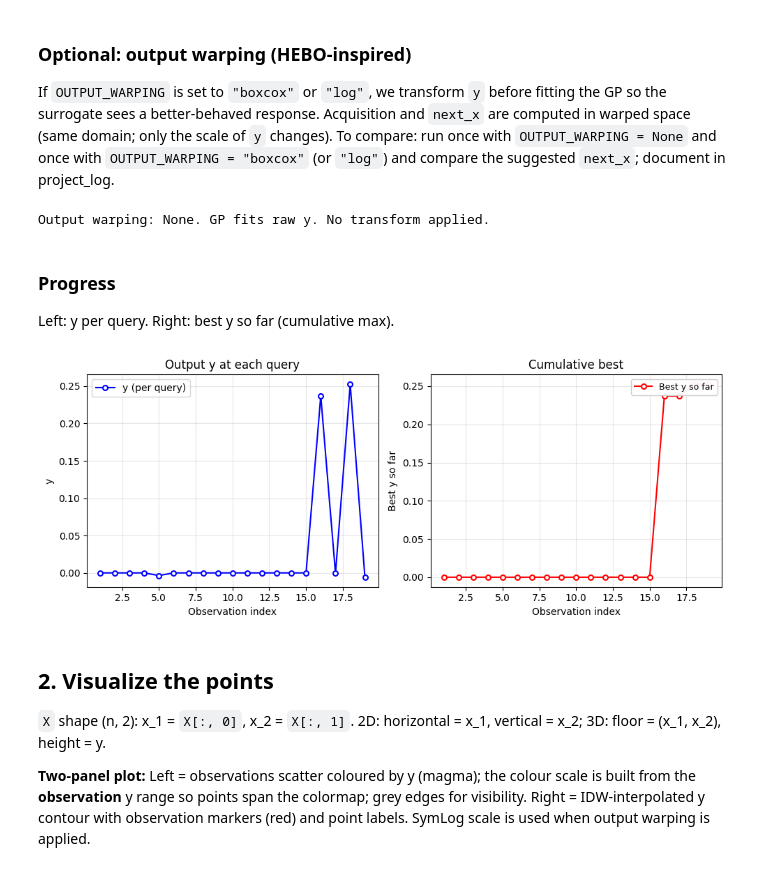
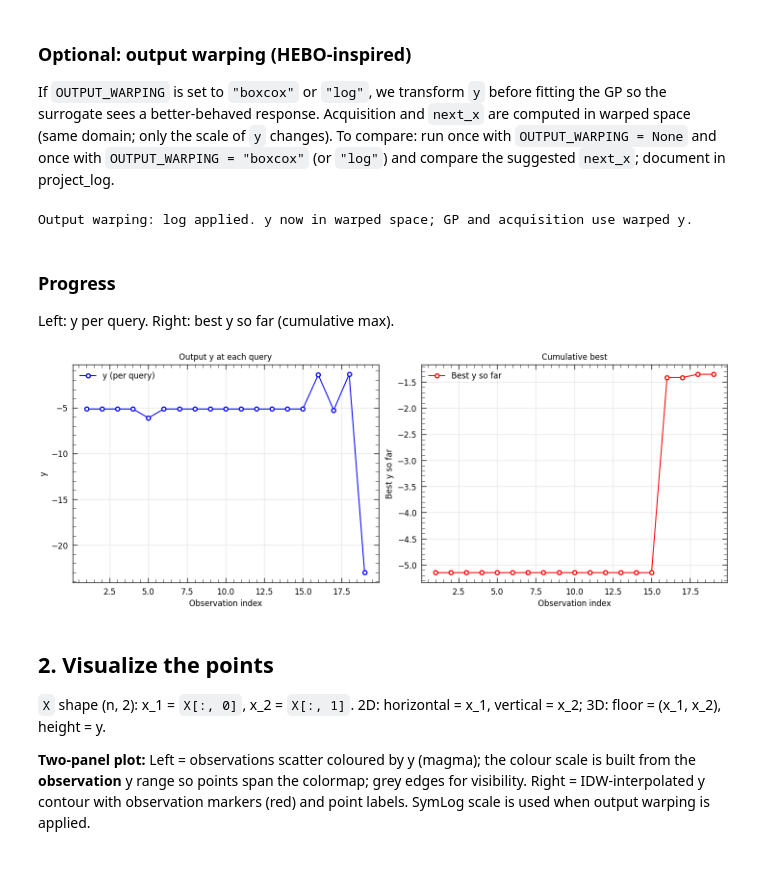
Before and after one commit to karefyllidis/SEBO, a Jupyter notebook: notebooks/function_1_Radiation-Detection.ipynb, the cells around one changed output. Saved outputs shown, nothing was run; the diff lists cells and outputs as text; code cells hidden in the pictures.

```diff
--- a/notebooks/function_1_Radiation-Detection.ipynb
+++ b/notebooks/function_1_Radiation-Detection.ipynb
@@ -27,7 +29,21 @@ from src.utils.load_challenge_data import (
 )
 from src.utils.sampling_utils import sample_candidates
 from src.utils.warping import apply_output_warping
-from src.utils.plot_utilities import prepare_surface_for_plot as _prepare_surface_for_plot
+from src.utils.plot_utilities import (
+    prepare_surface_for_plot as _prepare_surface_for_plot,
+    setup_matplotlib,
+)
+
+setup_matplotlib()
+
+# Figure sizes (inches) — consistent across this notebook (width 12 for 1×2 panels)
+F1_FIG_1X2 = (12.0, 5.0)
+F1_FIG_1X2_LINE = (12.0, 4.5)
+F1_FIG_1X3 = (16.0, 4.0)
+F1_FIG_3X1 = (8.0, 12.0)  # acquisition ensemble: 3 rows, colorbar gets fraction=0.04
+F1_FIG_3X2 = (12.0, 14.0)
+F1_FIG_1X1 = (12.0, 5.0)
+F1_FIG_3D = (10.0, 7.5)
 
 np.random.seed(42)
 # %%
@@ -108,14 +123,16 @@ MATERN_NU             = 1.5    # roughness: 0.5=exp, 1.5=C¹, 2.5=C², ∞=RBF
 WHITE_NOISE_LEVEL     = 1e-6   # noise init; raise to 0.01-0.1 if oracle is stochastic
 
 GP_KERNEL             = None   # None / "none" → LML auto-select; "RBF" | "Matern" | "RBF + WhiteKernel" → force that kernel
-OPTIMIZE_KERNEL       = False    # fit kernel hyperparameters via LML
+OPTIMIZE_KERNEL       = True     # fit kernel hyperparameters via LML (recommended for F1)
 N_RESTARTS_KERNEL     = 25     # restarts for LML landscape
 CONSTANT_SCALE_BOUNDS = (0.1, 10)     # reasonable output-scale range
 LENGTH_SCALE_BOUNDS   = (0.01, 10)    # prevents length-scale collapsing to 0 or running away
-WHITE_NOISE_BOUNDS    = (1e-5, 1.0)   # bounded noise; unconstrained upper causes instability
+WHITE_NOISE_BOUNDS    = (1e-12, 5e-2)  # noiseless oracle: cap σ²_obs so LML cannot “explain” the sharp peak as random scatter
 
 # ==== Output warping (HEBO-style): "none" | "boxcox" | "log" ====
-OUTPUT_WARPING = "none"
+# Source of truth for MyBO warping on this function. If you change mode, set the same in
+# src/utils/compare_solvers._OUTPUT_WARPING_BY_FUNCTION_ID so batch runs (run_optimizers_on_data.py) match.
+OUTPUT_WARPING = "log"   # F1: mostly tiny y — log stabilizes GP (see README / TECHNICAL_FOUNDATIONS); use "none" to compare
 
 # ==== Acquisition coefficients ====
 # Early (few obs): explore → high ξ/κ.  Late (many obs): exploit → low ξ/κ.
@@ -162,35 +179,34 @@ WARP_LABEL = (warp_params[0] if warp_params else "None")  # for titles: "log" |
 best_idx = np.argmax(y)
 best_y, best_x_so_far = y[best_idx], X[best_idx]
 # %% [output]
-Output warping: None. GP fits raw y. No transform applied.
+Output warping: log applied. y now in warped space; GP and acquisition use warped y.
 # %% [markdown]
 ### Progress
 Left: y per query. Right: best y so far (cumulative max).
 # %%
 # Convergence: y per query (left) and running best (right)
 n_obs = len(y)
 obs_idx = np.arange(1, n_obs + 1, dtype=float)
 best_so_far = np.maximum.accumulate(y)
 
-fig, (ax1, ax2) = plt.subplots(1, 2, figsize=(10, 4))
+fig, (ax1, ax2) = plt.subplots(1, 2, figsize=F1_FIG_1X2_LINE, layout="constrained")
 ax1.plot(obs_idx, y, 'o-', color='blue', markersize=5, markerfacecolor='w', markeredgecolor='b', markeredgewidth=1.5, label='y (per query)')
 ax1.set_xlabel('Observation index')
 ax1.set_ylabel('y')
 ax1.set_title('Output y at each query')
 ax1.legend()
 ax1.grid(True, alpha=0.3)
 
 ax2.plot(obs_idx, best_so_far, 'o-', color='red', markersize=5, markerfacecolor='w', markeredgecolor='r', markeredgewidth=1.5, label='Best y so far')
 ax2.set_xlabel('Observation index')
 ax2.set_ylabel('Best y so far')
 ax2.set_title('Cumulative best')
-ax2.legend(fontsize=9, loc="upper right", framealpha=0.95)
+ax2.legend(loc="upper left")
 ax2.grid(True, alpha=0.3)
-plt.tight_layout()
 if IF_SHOW_PLOT:
     plt.show()
 # %% [output]
-[figure, old version]
+[figure, new version]
 # %% [markdown]
 ## 2. Visualize the points
 
```
Also changed, not shown: parts of 14 cells of this notebook, 13 other files.
